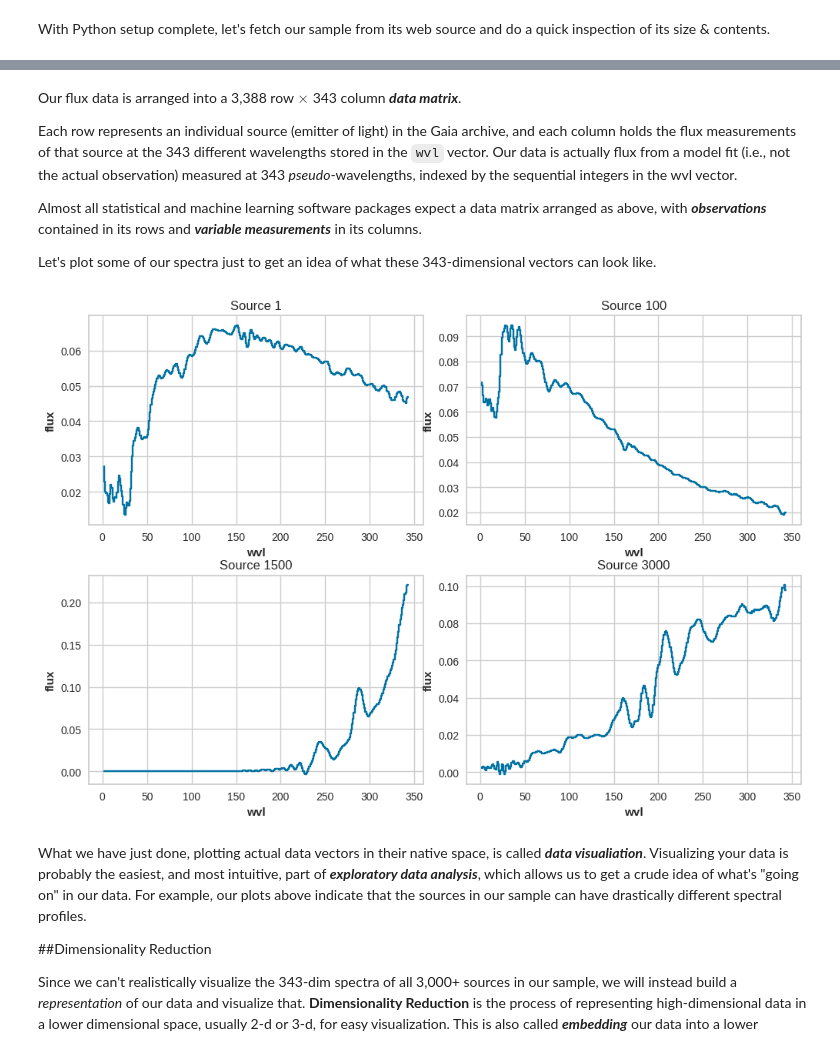
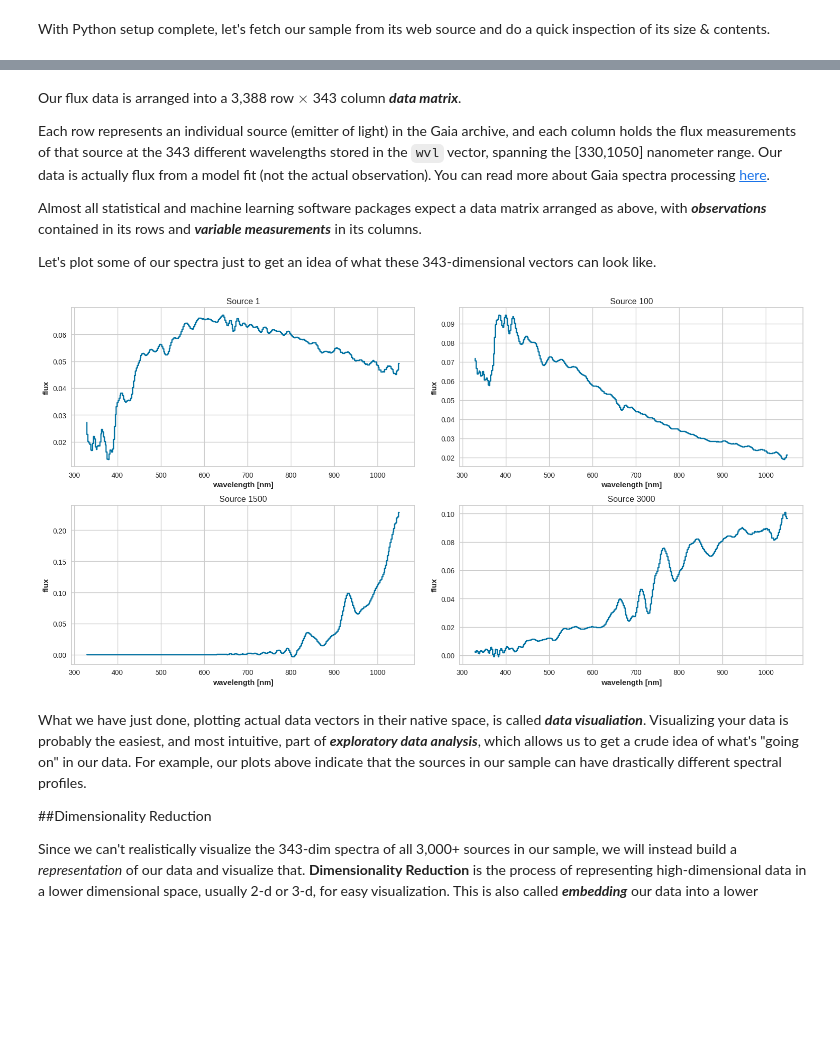
Before and after one commit to jt-ut/GaiaREU, a Jupyter notebook: GaiaREU-ML_v1.ipynb, the cells around one changed output, grey strips where cells are left out. Cells and saved outputs as stored; diff of their text form; code cells hidden in the pictures; blank space fills up the shorter version.

```diff
--- a/GaiaREU-ML_v1.ipynb
+++ b/GaiaREU-ML_v1.ipynb
@@ -117,7 +117,7 @@ Name: 0, Length: 343, dtype: int64
 # %% [markdown]
 Our flux data is arranged into a 3,388 row $\times$ 343 column ***data matrix***.
 
-Each row represents an individual source (emitter of light) in the Gaia archive, and each column holds the flux measurements of that source at the 343 different wavelengths stored in the `wvl` vector. Our data is actually flux from a model fit (i.e., not the actual observation) measured at 343 *pseudo*-wavelengths, indexed by the sequential integers in the wvl vector.
+Each row represents an individual source (emitter of light) in the Gaia archive, and each column holds the flux measurements of that source at the 343 different wavelengths stored in the `wvl` vector, spanning the [330,1050] nanometer range. Our data is actually flux from a model fit (not the actual observation). You can read more about Gaia spectra processing [here](https://www.aanda.org/articles/aa/pdf/2023/06/aa43709-22.pdf).
 
 Almost all statistical and machine learning software packages expect a data matrix arranged as above, with ***observations*** contained in its rows and ***variable measurements*** in its columns.
 
@@ -125,16 +125,16 @@ Let's plot some of our spectra just to get an idea of what these 343-dimensional
 # %%
 # Plot a few spectra
 plt.rcParams['figure.figsize'] = (10,5)
 fig, axes = plt.subplots(2, 2)
 fig.tight_layout()
-sns.lineplot(x = 'wvl', y = 'flux', data = pd.DataFrame({'wvl': wvl, 'flux': flux.iloc[0]}), drawstyle='steps-pre', ax=axes[0,0]).set(title='Source 1')
-sns.lineplot(x = 'wvl', y = 'flux', data = pd.DataFrame({'wvl': wvl, 'flux': flux.iloc[99]}), drawstyle='steps-pre', ax=axes[0,1]).set(title='Source 100')
-sns.lineplot(x = 'wvl', y = 'flux', data = pd.DataFrame({'wvl': wvl, 'flux': flux.iloc[1499]}), drawstyle='steps-pre', ax=axes[1,0]).set(title='Source 1500')
-sns.lineplot(x = 'wvl', y = 'flux', data = pd.DataFrame({'wvl': wvl, 'flux': flux.iloc[2999]}), drawstyle='steps-pre', ax=axes[1,1]).set(title='Source 3000')
-fig.subplots_adjust(top=1.3);
+sns.lineplot(x = 'wavelength [nm]', y = 'flux', data = pd.DataFrame({'wavelength [nm]': flux.columns, 'flux': flux.iloc[0]}), drawstyle='steps-pre', ax=axes[0,0]).set(title='Source 1')
+sns.lineplot(x = 'wavelength [nm]', y = 'flux', data = pd.DataFrame({'wavelength [nm]': flux.columns, 'flux': flux.iloc[99]}), drawstyle='steps-pre', ax=axes[0,1]).set(title='Source 100')
+sns.lineplot(x = 'wavelength [nm]', y = 'flux', data = pd.DataFrame({'wavelength [nm]': flux.columns, 'flux': flux.iloc[1499]}), drawstyle='steps-pre', ax=axes[1,0]).set(title='Source 1500')
+sns.lineplot(x = 'wavelength [nm]', y = 'flux', data = pd.DataFrame({'wavelength [nm]': flux.columns, 'flux': flux.iloc[2999]}), drawstyle='steps-pre', ax=axes[1,1]).set(title='Source 3000')
+fig.subplots_adjust(top=1.5, right=1.5);
 plt.show()
 # %% [output]
-[figure, old version]
+[figure, new version]
 # %% [markdown]
 What we have just done, plotting actual data vectors in their native space, is called ***data visualiation***. Visualizing your data is probably the easiest, and most intuitive, part of ***exploratory data analysis***, which allows us to get a crude idea of what's "going on" in our data. For example, our plots above indicate that the sources in our sample can have drastically different spectral profiles.
 
```
Also changed, not shown: parts of 16 cells of this notebook.
